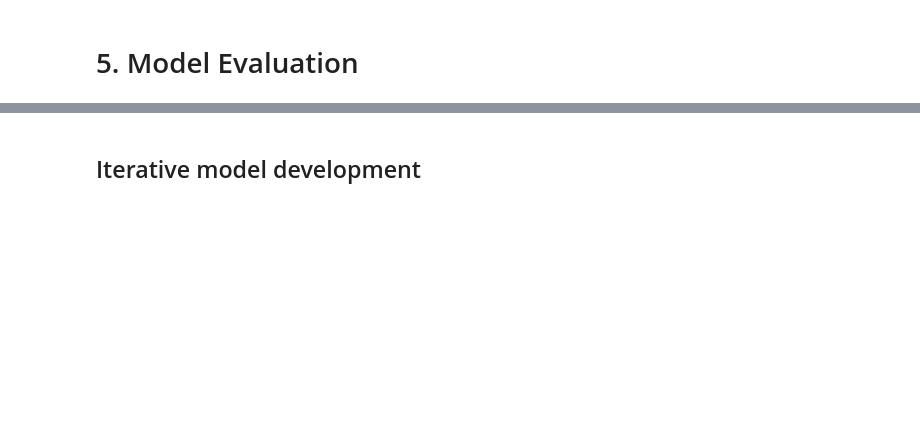
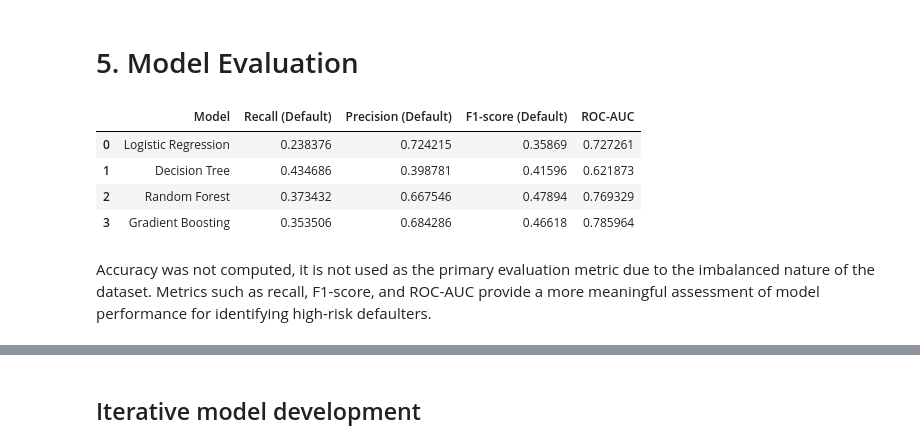
Before and after one commit to oscarczy/mldp, a Jupyter notebook: MLDP Program Codes Submission Template.ipynb, the cells around one changed output, grey strips where cells are left out. Saved outputs shown, nothing was run; the diff lists cells and outputs as text; code cells hidden in the pictures; blank space fills up the shorter version.

Commit message:
Trained 4 models and selected best model.

```diff
--- a/MLDP Program Codes Submission Template.ipynb
+++ b/MLDP Program Codes Submission Template.ipynb
@@ -456,3 +456,14 @@ ColumnTransformer was used to apply different preprocessing techniques to numeri
 ## 3.2 Train-Test Split
 # %%
 ## Split data into train set and test set
+from sklearn.model_selection import train_test_split
+
+X_train, X_test, y_train, y_test = train_test_split(
+    X,
+    y,
+    test_size=0.2,
+    random_state=67
+)
+
+# Inspect class distribution
+y_train.value_counts(normalize=True), y_test.value_counts(normalize=True)
@@ -466,3 +533,37 @@ ColumnTransformer was used to apply different preprocessing techniques to numeri
 # 5. Model Evaluation
 # %%
 ## Evaluate model
+from sklearn.metrics import (
+    classification_report,
+    confusion_matrix,
+    roc_auc_score,
+    roc_curve
+)
+
+results = []
+
+for name, model in models.items():
+    y_pred = model.predict(X_test)
+    y_proba = model.predict_proba(X_test)[:, 1]
+
+    report = classification_report(y_test, y_pred, output_dict=True)
+    roc_auc = roc_auc_score(y_test, y_proba)
+
+    results.append({
+        'Model': name,
+        'Recall (Default)': report['1']['recall'],
+        'Precision (Default)': report['1']['precision'],
+        'F1-score (Default)': report['1']['f1-score'],
+        'ROC-AUC': roc_auc
+    })
+
+results_df = pd.DataFrame(results)
+results_df
+# %% [output]
+|  | Model | Recall (Default) | Precision (Default) | F1-score (Default) | ROC-AUC |
+| 0 | Logistic Regression | 0.238376 | 0.724215 | 0.35869 | 0.727261 |
+| 1 | Decision Tree | 0.434686 | 0.398781 | 0.41596 | 0.621873 |
+| 2 | Random Forest | 0.373432 | 0.667546 | 0.47894 | 0.769329 |
+| 3 | Gradient Boosting | 0.353506 | 0.684286 | 0.46618 | 0.785964 |
+# %% [markdown]
+Accuracy was not computed, it is not used as the primary evaluation metric due to the imbalanced nature of the dataset. Metrics such as recall, F1-score, and ROC-AUC provide a more meaningful assessment of model performance for identifying high-risk defaulters.
```
Also changed, not shown: parts of 6 cells of this notebook.
